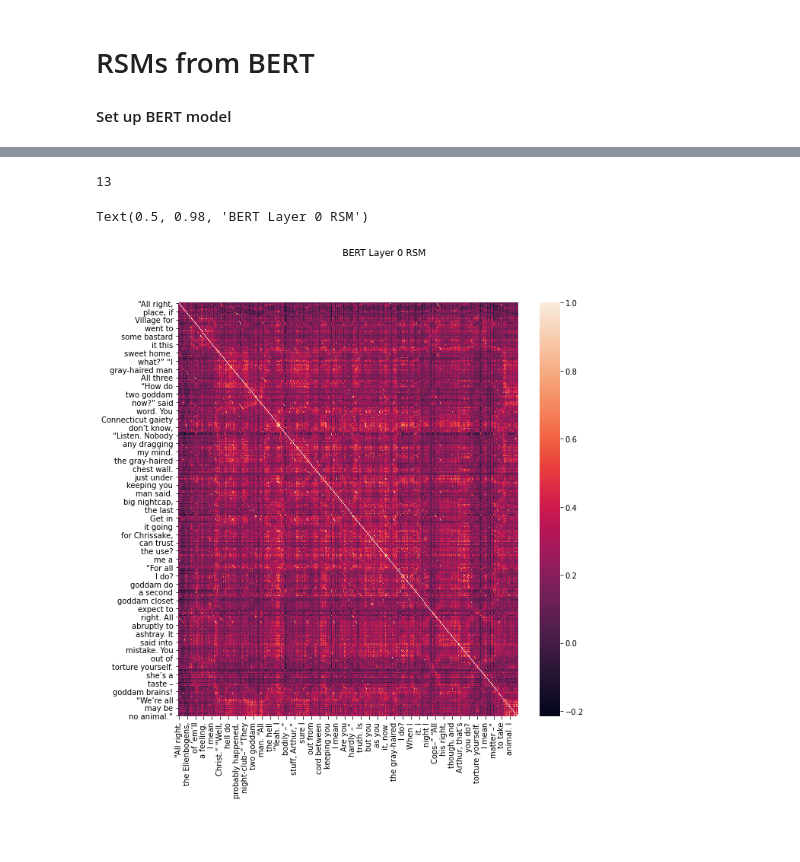
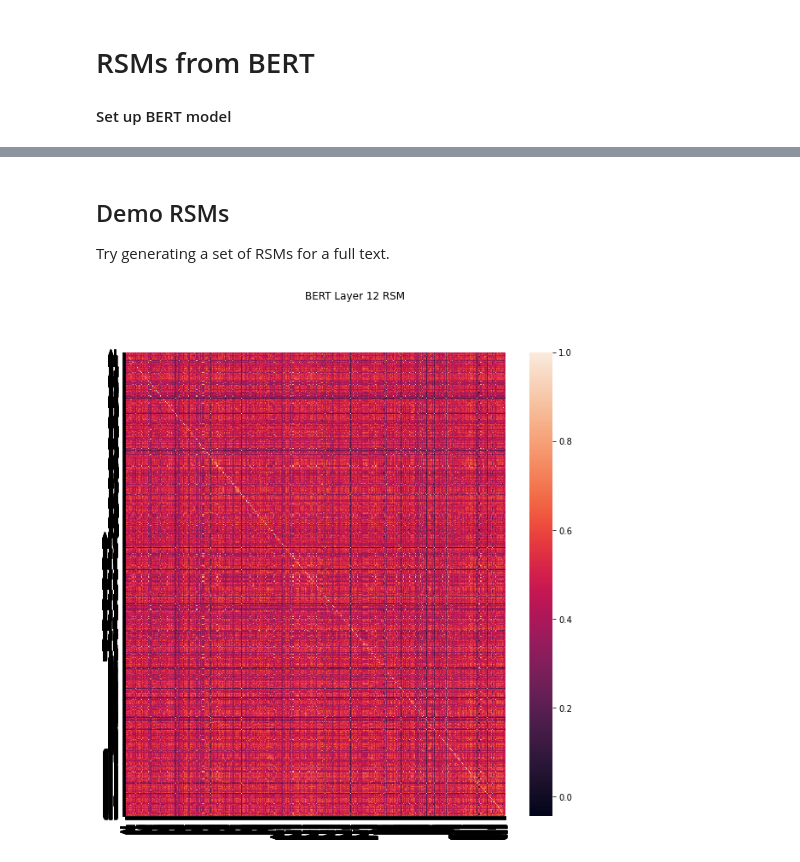
Before and after one commit to tsumers/bert-brains, a Jupyter notebook: BERT-RSMs.ipynb, the cells around one changed output, grey strips where cells are left out. Saved outputs shown, nothing was run; the diff lists cells and outputs as text; code cells hidden in the pictures; blank space fills up the shorter version.

Commit message:
and got BERT script to process text

```diff
--- a/BERT-RSMs.ipynb
+++ b/BERT-RSMs.ipynb
@@ -212,13 +33,0 @@ plt.suptitle("Layer One RSM");
-# %%
-# Do the same for the last layer
-last_layer_activations = [tr_activation_array[tr][12] for tr in tr_activation_array]
-last_layer_averaged = []
-
-for tr in last_layer_activations:
-    average_stimulus = torch.mean(tr, 0)
-    last_layer_averaged.append(average_stimulus)
-
-stacked = np.stack([l.numpy() for l in last_layer_averaged], axis=0)
-last_layer_rsm = pd.DataFrame(np.corrcoef(stacked), index=two_words_tr_stimulus, columns=two_words_tr_stimulus)
-sns.heatmap(last_layer_rsm)
-plt.suptitle("Layer 12 RSM");
@@ -248,9 +55,14 @@ def stimulus_to_rsm_dataframe(stimulus, tr_lookback_window):
 
             for l, layer in enumerate(bert_states):
 
-                # ASSUMPTION: we do not want to include the CLS/SEP token in the TR RSM.
-                # If we do, switch indexing here to include last token.
-                tr_activations = layer[0][-(len(tr_tokens) + 1):-1]
+                if len(tr_tokens) > 0:
+                    # ASSUMPTION: we do not want to include the CLS/SEP token in the TR RSM.
+                    # If we do, switch indexing here to include last token.
+                    tr_activations = layer[0][-(len(tr_tokens) + 1):-1]
+
+                else:
+                    # ASSUMPTION: if we don't have any tokens in this TR, use the last token's representation.
+                    tr_activations = layer[0][-2:-1]
 
                 # ASSUMPTION: take the mean of all tokens falling inside the TR stimuli window.
                 tr_activation_array[i][l] = torch.mean(tr_activations, 0)
@@ -303,7 +83,11 @@ print(full_story_bigram_trs[:5])
+# %% [markdown]
+## Demo RSMs
+
+Try generating a set of RSMs for a full text.
+# %%
+stimulus_for_rsm = token_stimulus_df
 # %%
-rsm_dfs = stimulus_to_rsm_dataframe(full_story_bigram_trs, 20)
+rsm_dfs = stimulus_to_rsm_dataframe(stimulus_for_rsm.Sentence.values, 20)
 # %%
 for i, df in enumerate(rsm_dfs):
-    df.to_csv("data/greeneyes-bert-rsms/layer_{}_rsm".format(i), header=False, index=False)
+    df.to_csv("data/{}/{}/layer_{}_rsm".format(STORY, bert_weights, i), header=False, index=False)
-# %% [output]
-13
@@ -310,7 +104,6 @@ for i, df in enumerate(rsm_dfs):
 # %%
 plt.figure(figsize=(10,10))
-sns.heatmap(rsm_dfs[0])
-plt.suptitle("BERT Layer 0 RSM");
+sns.heatmap(rsm_dfs[-1], xticklabels=stimulus_for_rsm.story_section.values, yticklabels=stimulus_for_rsm.story_section.values)
+plt.suptitle("BERT Layer 12 RSM");
 # %% [output]
-Text(0.5, 0.98, 'BERT Layer 0 RSM')
-[figure, old version]
+[figure, new version]
```
Also changed, not shown: parts of 23 cells of this notebook, 1 other file.
